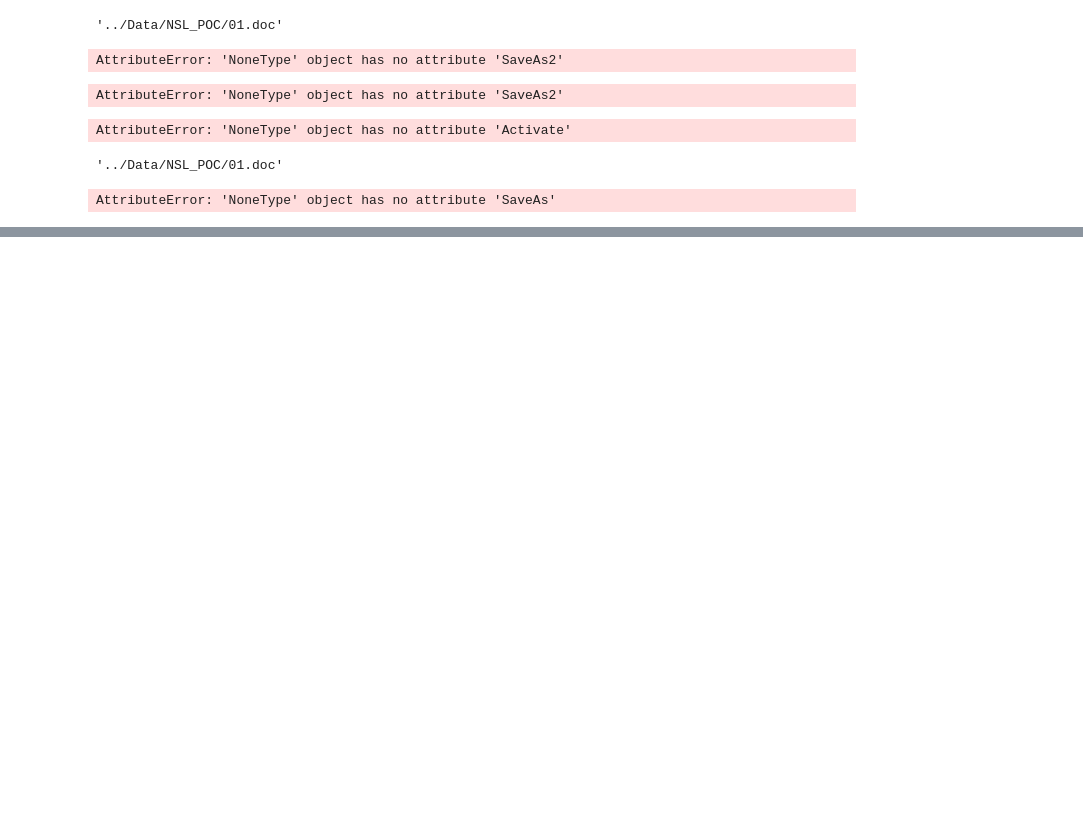
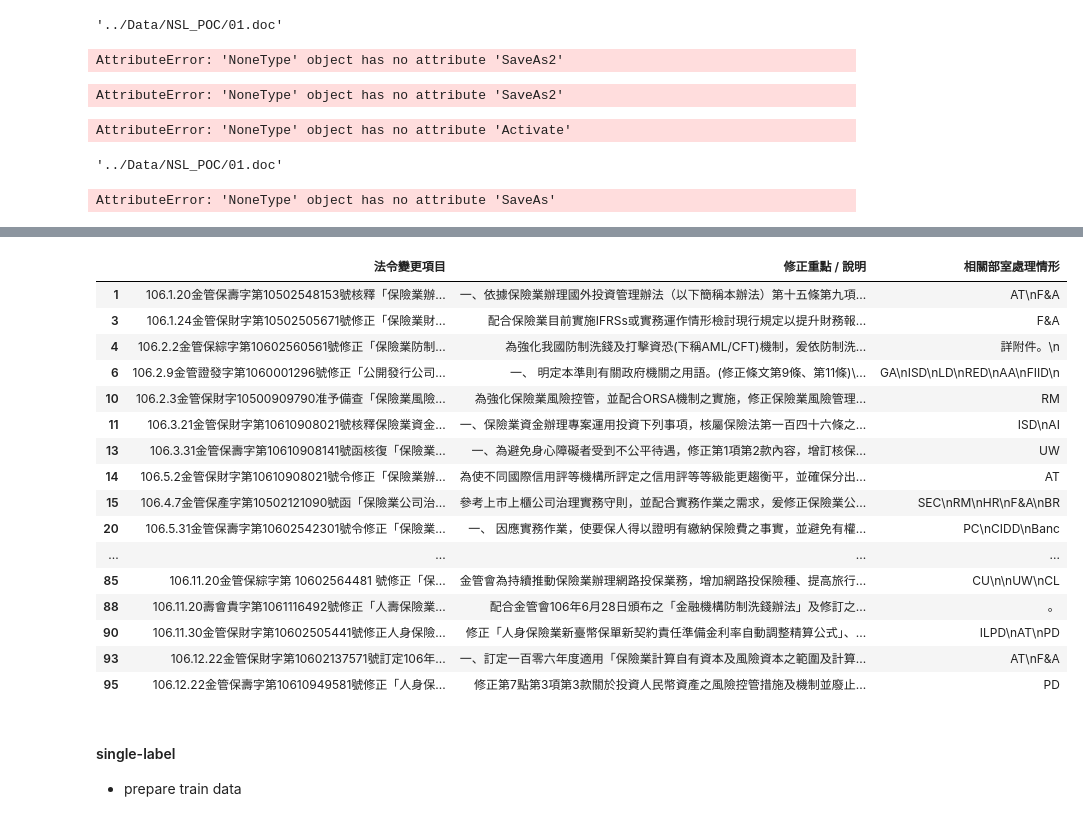
Before and after one commit to tychen5/BERT_chinese_LM_processing, a Jupyter notebook: src/001.NSL_readWord.ipynb, the cells around one changed output, grey strips where cells are left out. Drawn from its saved outputs; the diff is of its cells as text; code cells hidden in the pictures; blank space fills up the shorter version.

```diff
--- a/src/001.NSL_readWord.ipynb
+++ b/src/001.NSL_readWord.ipynb
@@ -114,0 +189,8 @@ for para in doc.paragraphs:
+# %%
+root_dir = "../Data/NSL_POC/"
+df = pd.read_excel(root_dir+"106_NSL_change.xlsx")
+print(df.columns)
+df = df.filter(['法令變更項目', '修正重點 / 說明', '相關部室處理情形'],axis=1)
+df = df.drop([0],axis=0)
+df = df.fillna('。')
+df # label next column is >13 or is NAN or
@@ -114,0 +214,14 @@ for para in doc.paragraphs:
+# %%
+#multi-label
+for i in range(len(df)):
+    k = i+1
+    if k == len(df):
+        break
+    while df.iloc[k,1] == '。':
+        if '。' in df.iloc[k,2]:
+            k = k+1
+            continue
+        df.iloc[i,2] = df.iloc[i,2] + '\n' + df.iloc[k,2]
+        k = k +1
+
+df
@@ -114,0 +242,29 @@ for para in doc.paragraphs:
+# %%
+#multi-label
+empty_idx_li = []
+for i in range(len(df)):
+    if df.iloc[i,1] == '。':
+        empty_idx_li.append(i+1)
+df = df.drop(empty_idx_li,axis=0)
+df
+# %% [output]
+|  | 法令變更項目 | 修正重點 / 說明 | 相關部室處理情形 |
+| 1 | 106.1.20金管保壽字第10502548153號核釋「保險業辦... | 一、依據保險業辦理國外投資管理辦法（以下簡稱本辦法）第十五條第九項... | AT\nF&A |
+| 3 | 106.1.24金管保財字第10502505671號修正「保險業財... | 配合保險業目前實施IFRSs或實務運作情形檢討現行規定以提升財務報... | F&A |
+| 4 | 106.2.2金管保綜字第10602560561號修正「保險業防制... | 為強化我國防制洗錢及打擊資恐(下稱AML/CFT)機制，爰依防制洗... | 詳附件。\n |
+| 6 | 106.2.9金管證發字第1060001296號修正「公開發行公司... | 一、 明定本準則有關政府機關之用語。(修正條文第9條、第11條)\... | GA\nISD\nLD\nRED\nAA\nFIID\n |
+| 10 | 106.2.3金管保財字10500909790准予備查「保險業風險... | 為強化保險業風險控管，並配合ORSA機制之實施，修正保險業風險管理... | RM |
+| 11 | 106.3.21金管保財字第10610908021號核釋保險業資金... | 一、保險業資金辦理專案運用投資下列事項，核屬保險法第一百四十六條之... | ISD\nAI |
+| 13 | 106.3.31金管保壽字第10610908141號函核復「保險業... | 一、為避免身心障礙者受到不公平待遇，修正第1項第2款內容，增訂核保... | UW |
+| 14 | 106.5.2金管保財字第10610908021號令修正「保險業辦... | 為使不同國際信用評等機構所評定之信用評等等級能更趨衡平，並確保分出... | AT |
+| 15 | 106.4.7金管保產字第10502121090號函「保險業公司治... | 參考上市上櫃公司治理實務守則，並配合實務作業之需求，爰修正保險業公... | SEC\nRM\nHR\nF&A\nBR |
+| 20 | 106.5.31金管保壽字第10602542301號令修正「保險業... | 一、 因應實務作業，使要保人得以證明有繳納保險費之事實，並避免有權... | PC\nCIDD\nBanc |
+| ... | ... | ... | ... |
+| 85 | 106.11.20金管保綜字第 10602564481 號修正「保... | 金管會為持續推動保險業辦理網路投保業務，增加網路投保險種、提高旅行... | CU\n\nUW\nCL |
+| 88 | 106.11.20壽會貴字第1061116492號修正「人壽保險業... | 配合金管會106年6月28日頒布之「金融機構防制洗錢辦法」及修訂之... | 。 |
+| 90 | 106.11.30金管保財字第10602505441號修正人身保險... | 修正「人身保險業新臺幣保單新契約責任準備金利率自動調整精算公式」、... | ILPD\nAT\nPD |
+| 93 | 106.12.22金管保財字第10602137571號訂定106年... | 一、訂定一百零六年度適用「保險業計算自有資本及風險資本之範圍及計算... | AT\nF&A |
+| 95 | 106.12.22金管保壽字第10610949581號修正「人身保... | 修正第7點第3項第3款關於投資人民幣資產之風險控管措施及機制並廢止... | PD |
+# %% [markdown]
+#### single-label
+* prepare train data
```
Also changed, not shown: parts of 35 cells of this notebook, 20 other files.
